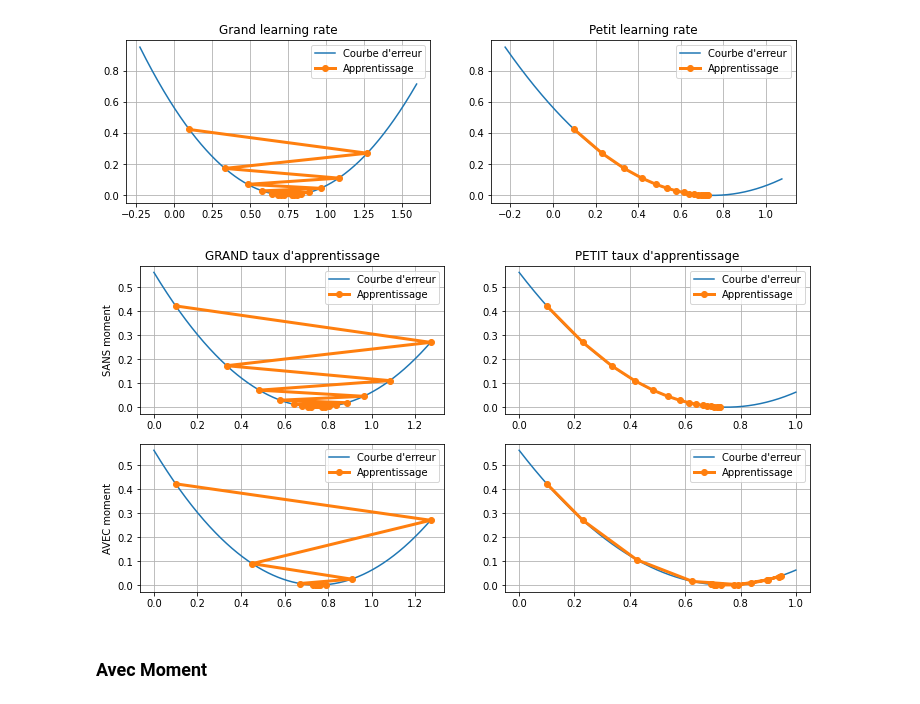
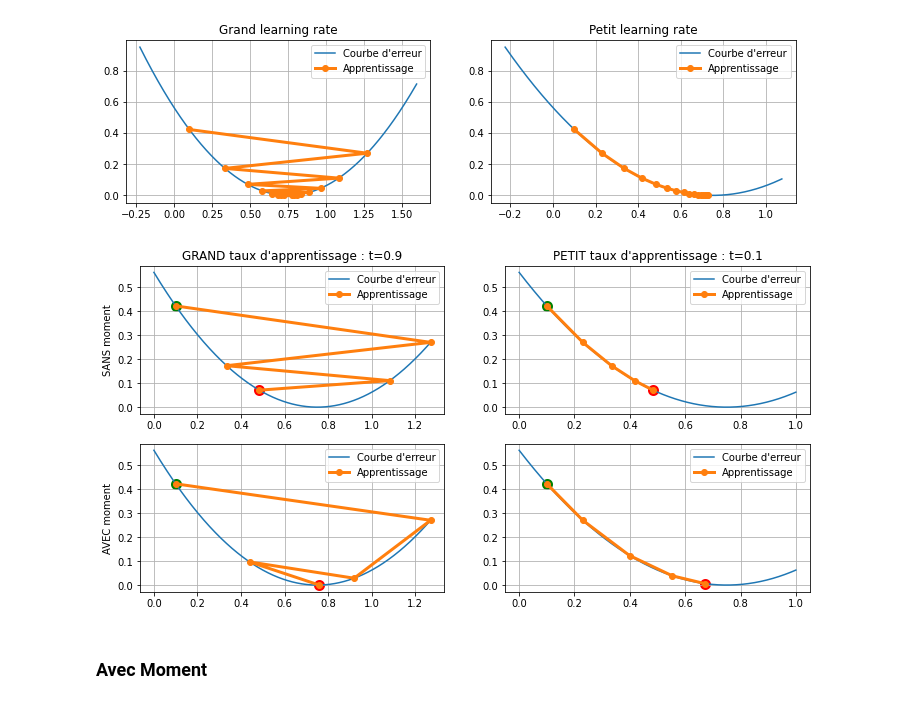
Before and after one commit to tttienthinh/4Tipe, a Jupyter notebook: 5-Optimizers/Test optimizer.ipynb, the cells around one changed output. Cells and saved outputs as stored; diff of their text form; code cells hidden in the pictures.

```diff
--- a/5-Optimizers/Test optimizer.ipynb
+++ b/5-Optimizers/Test optimizer.ipynb
@@ -141,7 +162,7 @@ def generer(n, pseudo_alea=True, cible=0.5, bruit=0):
     # la variable bruit étant l'amplitude maximal du bruit appliquée
 
     return x, y
-liste_x, liste_y = generer(32, pseudo_alea=True, cible=0.75, bruit=0.5) # courbe générée
+liste_x, liste_y = generer(64, pseudo_alea=True, cible=0.75, bruit=1) # courbe générée
 liste_x_ = np.linspace(0, 1, 101)
 liste_y_ = liste_x_ * 0.75 # Courbe souhaitée
 
@@ -150,4 +171,5 @@ plt.plot(liste_x, liste_y, "x",
          label=f"Courbe générée coeff : {round((liste_y/liste_x).mean(), 3)}")
 plt.legend()
 plt.grid()
+plt.savefig("courbe.jpg", dpi=400)
 # %% [output]
@@ -268,44 +352,57 @@ reseau1.w = 0.1
 reseau2 = NeuronneLineaire(lr=0.1, cible=0.75)
 reseau2.w = 0.1
 # Entrainement
-for i in range(16):
+for i in range(4):
     reseau1.validation()
     reseau1.retropropagation(1, 0.75)
     reseau2.validation()
     reseau2.retropropagation(1, 0.75)
-reseau1.plot(ax=axs[0, 0], title="GRAND taux d'apprentissage", mini=0, maxi=1)
-reseau2.plot(ax=axs[0, 1], title="PETIT taux d'apprentissage", mini=0, maxi=1)
+reseau1.validation()
+reseau1.plot(ax=axs[0, 0], title="GRAND taux d'apprentissage : t=0.9", mini=0, maxi=1)
+axs[0, 0].scatter(0.1, (0.1-0.75)**2, linewidths=5, c="green")
+axs[0, 0].scatter(reseau1.calcul(1), (reseau1.calcul(1)-0.75)**2, linewidths=5, c="red")
+reseau2.validation()
+reseau2.plot(ax=axs[0, 1], title="PETIT taux d'apprentissage : t=0.1", mini=0, maxi=1)
+axs[0, 1].scatter(0.1, (0.1-0.75)**2, linewidths=5, c="green")
+axs[0, 1].scatter(reseau2.calcul(1), (reseau2.calcul(1)-0.75)**2, linewidths=5, c="red")
 axs[0, 0].set_ylabel('SANS moment')
 
 # Grand Learning rate
 reseau = NeuronneLineaire(lr=0.9, cible=0.75)
 reseau.w = 0.1
-gamma = 0.1
+gamma = 0.5
 dw_moment_ = 0
-for i in range(16):
+for i in range(4):
     reseau.validation()
     dw = reseau.calcul_dw(1, 0.75)
     dw_moment = gamma * dw_moment_ + reseau.lr * dw
     reseau.w -= dw_moment
     dw_moment_ = dw_moment
+reseau.validation()
 reseau.plot(ax=axs[1, 0], mini=0, maxi=1)
+axs[1, 0].scatter(0.1, (0.1-0.75)**2, linewidths=5, c="green")
+axs[1, 0].scatter(reseau.calcul(1), (reseau.calcul(1)-0.75)**2, linewidths=5, c="red")
 
 # Grand Learning rate
 reseau = NeuronneLineaire(lr=0.1, cible=0.75)
 reseau.w = 0.1
-gamma = 0.7
+gamma = 0.5
 dw_moment_ = 0
-for i in range(16):
+for i in range(4):
     reseau.validation()
     dw = reseau.calcul_dw(1, 0.75)
     dw_moment = gamma * dw_moment_ + reseau.lr * dw
     reseau.w -= dw_moment
     dw_moment_ = dw_moment
+reseau.validation()
 reseau.plot(ax=axs[1, 1], mini=0, maxi=1)
+axs[1, 1].scatter(0.1, (0.1-0.75)**2, linewidths=5, c="green")
+axs[1, 1].scatter(reseau.calcul(1), (reseau.calcul(1)-0.75)**2, linewidths=5, c="red")
+
 axs[1, 0].set_ylabel('AVEC moment')
-plt.savefig("Moment VS sans Moment.jpg")
+plt.savefig("Moment VS sans Moment.jpg", dpi=400)
 # %% [output]
-[figure, old version]
+[figure, new version]
 # %% [markdown]
 ### Avec Moment
 # %%
```
Also changed, not shown: parts of 10 cells of this notebook, 19 other files.
